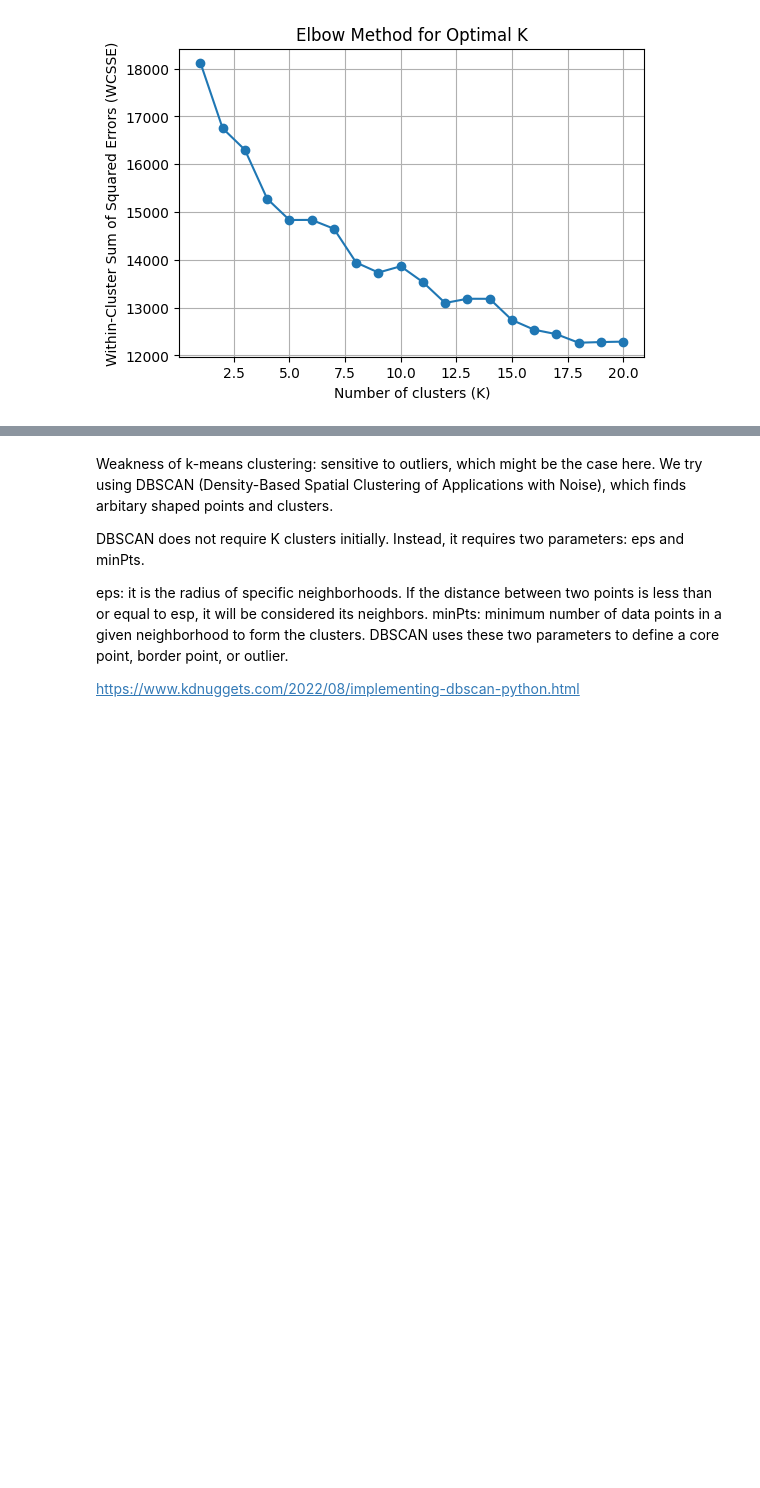
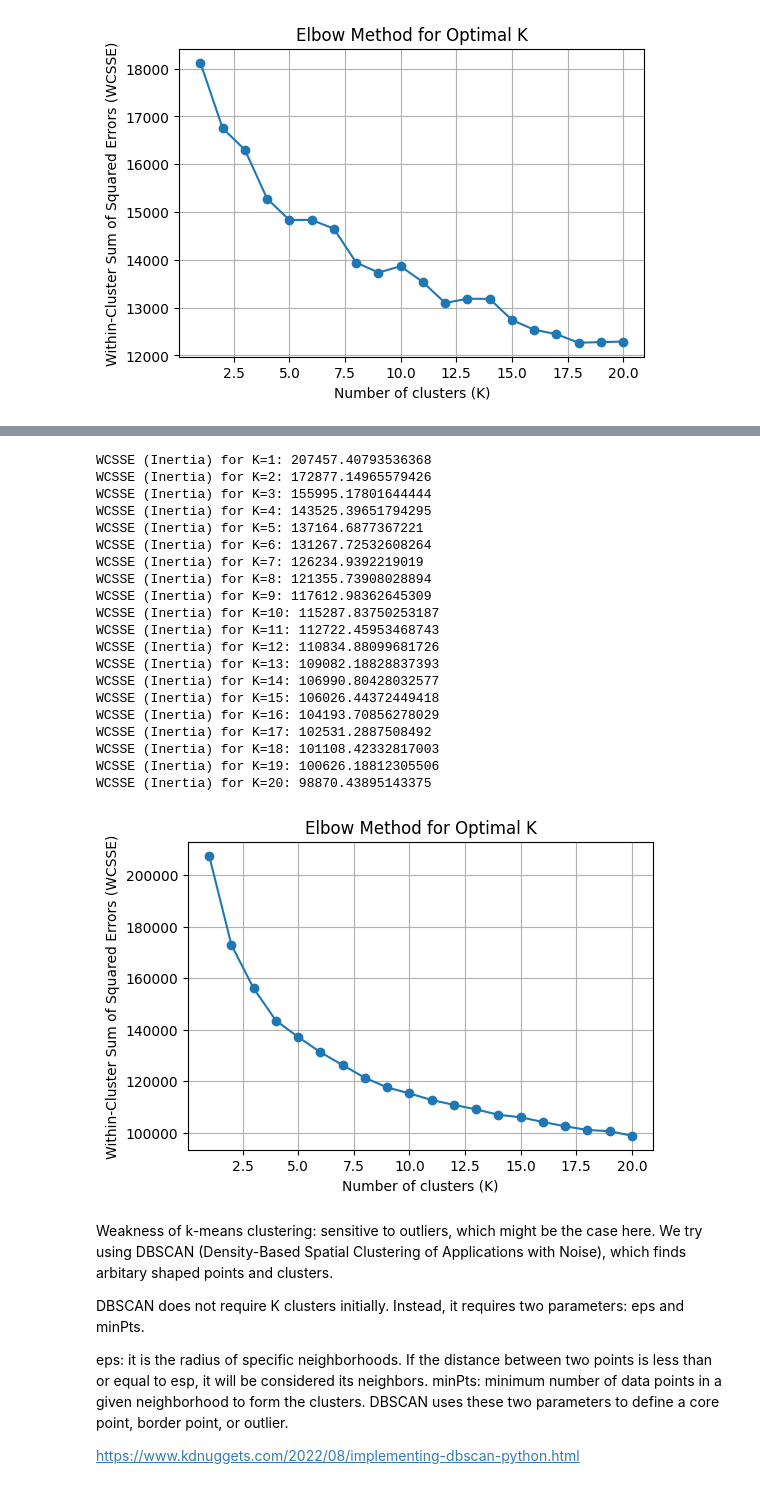
Before and after one commit to NomadZhang/MSI5001, a Jupyter notebook: main.ipynb, the cells around one changed output, grey strips where cells are left out. Cells and saved outputs as stored; diff of their text form; code cells hidden in the pictures; blank space fills up the shorter version.

```diff
--- a/main.ipynb
+++ b/main.ipynb
@@ -469,3 +610,50 @@ WCSSE (Inertia) for K=20: 12289.210230767418
+# %%
+#Try k-means again using vader words
+
+X_vectorized = np.vstack(extracted_features['VADER_vectors'].values)
+
+# Use Elbow Method to investigate whether there are more clusters
+# Compute WCSSE for different values of K
+wcsse = []
+K_range = range(1, 21)
+# runs Kmeans for k = 1 to 20
+for k in K_range:
+    kmeans = KMeans(n_clusters=k, random_state=42, n_init=10)
+    kmeans.fit(X_vectorized)
+    wcsse.append(kmeans.inertia_)
+    print(f"WCSSE (Inertia) for K={k}:", kmeans.inertia_)
+
+
+# 3. Plot Elbow Curve
+plt.figure(figsize=(6, 4))
+plt.plot(K_range, wcsse, marker='o')
+plt.title('Elbow Method for Optimal K')
+plt.xlabel('Number of clusters (K)')
+plt.ylabel('Within-Cluster Sum of Squared Errors (WCSSE)')
+plt.grid(True)
+plt.show()
+# %% [output]
+WCSSE (Inertia) for K=1: 207457.40793536368
+WCSSE (Inertia) for K=2: 172877.14965579426
+WCSSE (Inertia) for K=3: 155995.17801644444
+WCSSE (Inertia) for K=4: 143525.39651794295
+WCSSE (Inertia) for K=5: 137164.6877367221
+WCSSE (Inertia) for K=6: 131267.72532608264
+WCSSE (Inertia) for K=7: 126234.9392219019
+WCSSE (Inertia) for K=8: 121355.73908028894
+WCSSE (Inertia) for K=9: 117612.98362645309
+WCSSE (Inertia) for K=10: 115287.83750253187
+WCSSE (Inertia) for K=11: 112722.45953468743
+WCSSE (Inertia) for K=12: 110834.88099681726
+WCSSE (Inertia) for K=13: 109082.18828837393
+WCSSE (Inertia) for K=14: 106990.80428032577
+WCSSE (Inertia) for K=15: 106026.44372449418
+WCSSE (Inertia) for K=16: 104193.70856278029
+WCSSE (Inertia) for K=17: 102531.2887508492
+WCSSE (Inertia) for K=18: 101108.42332817003
+WCSSE (Inertia) for K=19: 100626.18812305506
+WCSSE (Inertia) for K=20: 98870.43895143375
+[figure, added]
 # %% [markdown]
 Weakness of k-means clustering: sensitive to outliers, which might be the case here. We try using DBSCAN (Density-Based Spatial Clustering of Applications with Noise), which finds arbitary shaped points and clusters.
 
```
Also changed, not shown: parts of 9 cells of this notebook, 1 other file.
